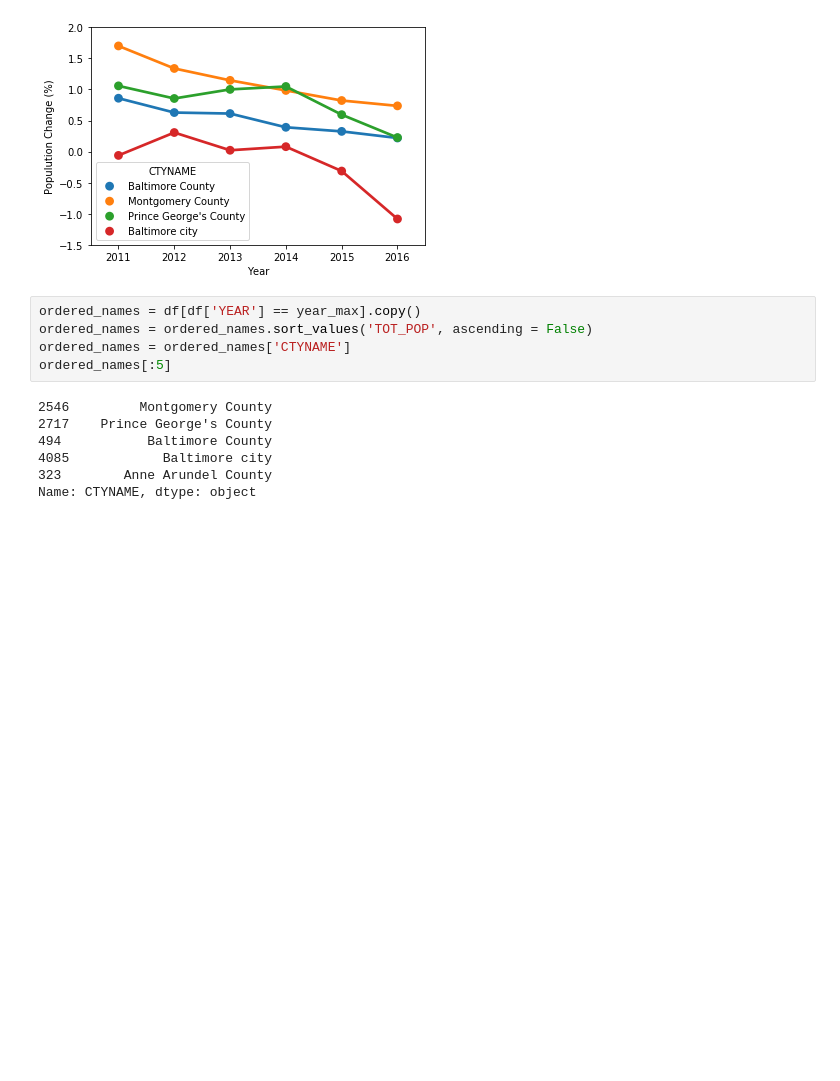
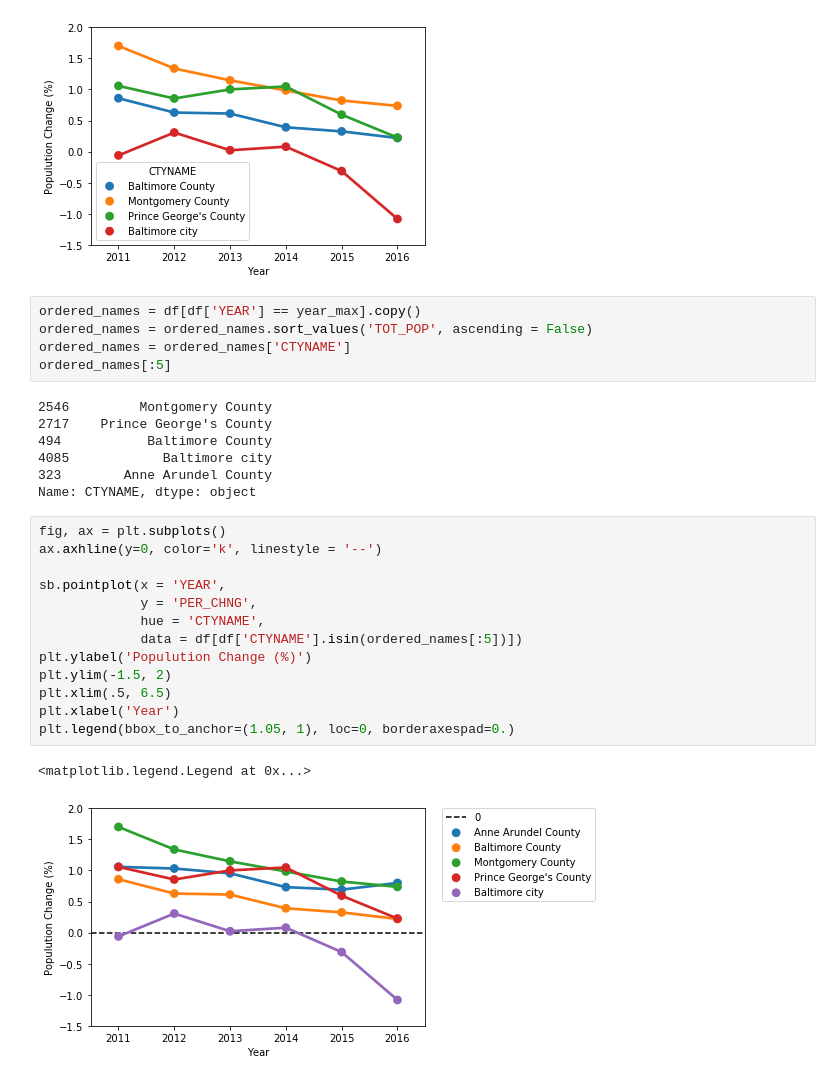
Before and after one commit to jrw5/Maryland_Census_Data, a Jupyter notebook: MD_County_Growth.ipynb, the cells around one changed output. Cells and saved outputs as stored; diff of their text form; blank space fills up the shorter version.

```diff
--- a/MD_County_Growth.ipynb
+++ b/MD_County_Growth.ipynb
@@ -170,4 +170,20 @@ ordered_names[:5]
 4085            Baltimore city
 323        Anne Arundel County
 Name: CTYNAME, dtype: object
+# %%
+fig, ax = plt.subplots()
+ax.axhline(y=0, color='k', linestyle = '--')
+
+sb.pointplot(x = 'YEAR',
+             y = 'PER_CHNG',
+             hue = 'CTYNAME',
+             data = df[df['CTYNAME'].isin(ordered_names[:5])])
+plt.ylabel('Populution Change (%)')
+plt.ylim(-1.5, 2)
+plt.xlim(.5, 6.5)
+plt.xlabel('Year')
+plt.legend(bbox_to_anchor=(1.05, 1), loc=0, borderaxespad=0.)
+# %% [output]
+<matplotlib.legend.Legend at 0x...>
+[figure, added]
 # %%
```
Also changed, not shown: parts of 1 cell of this notebook.
